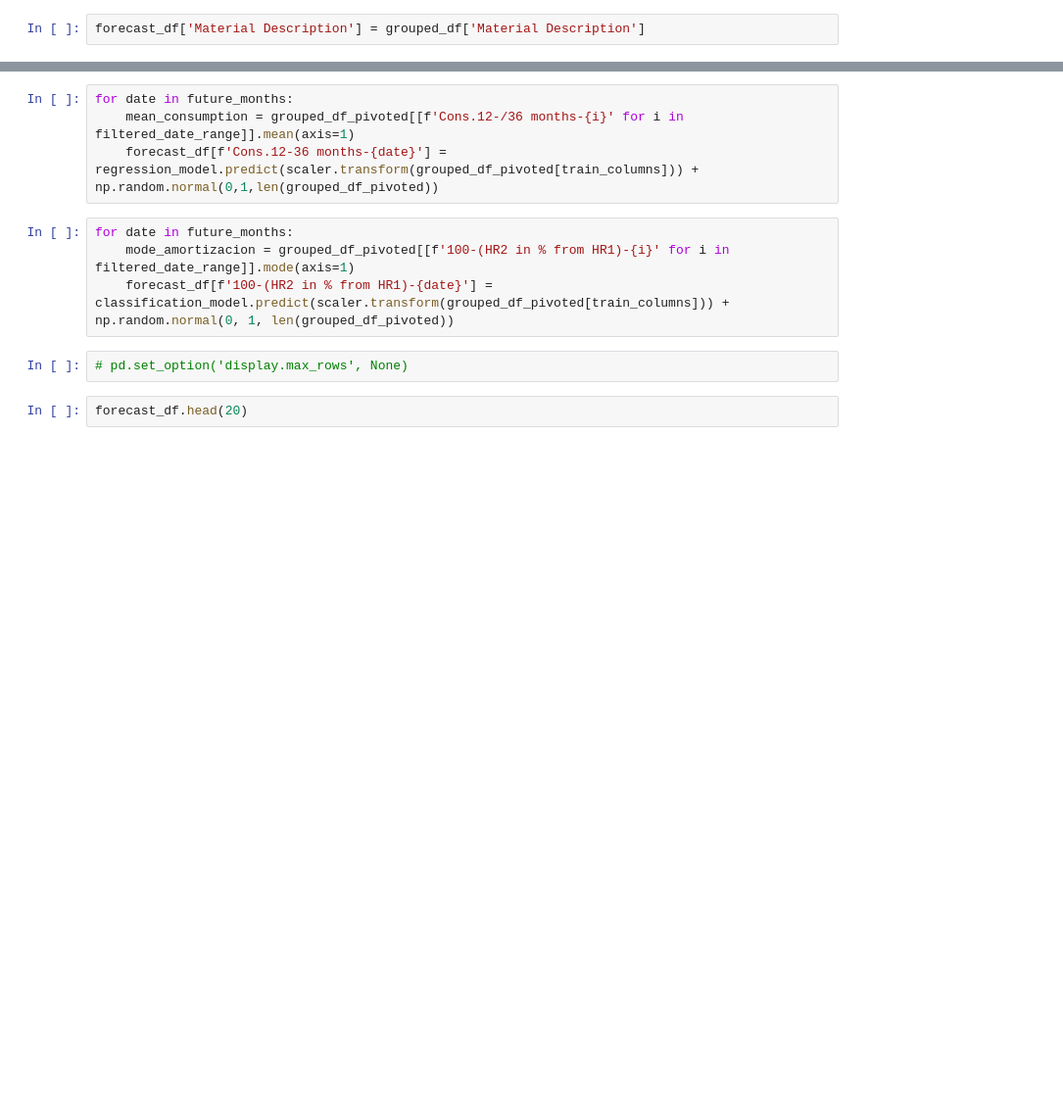
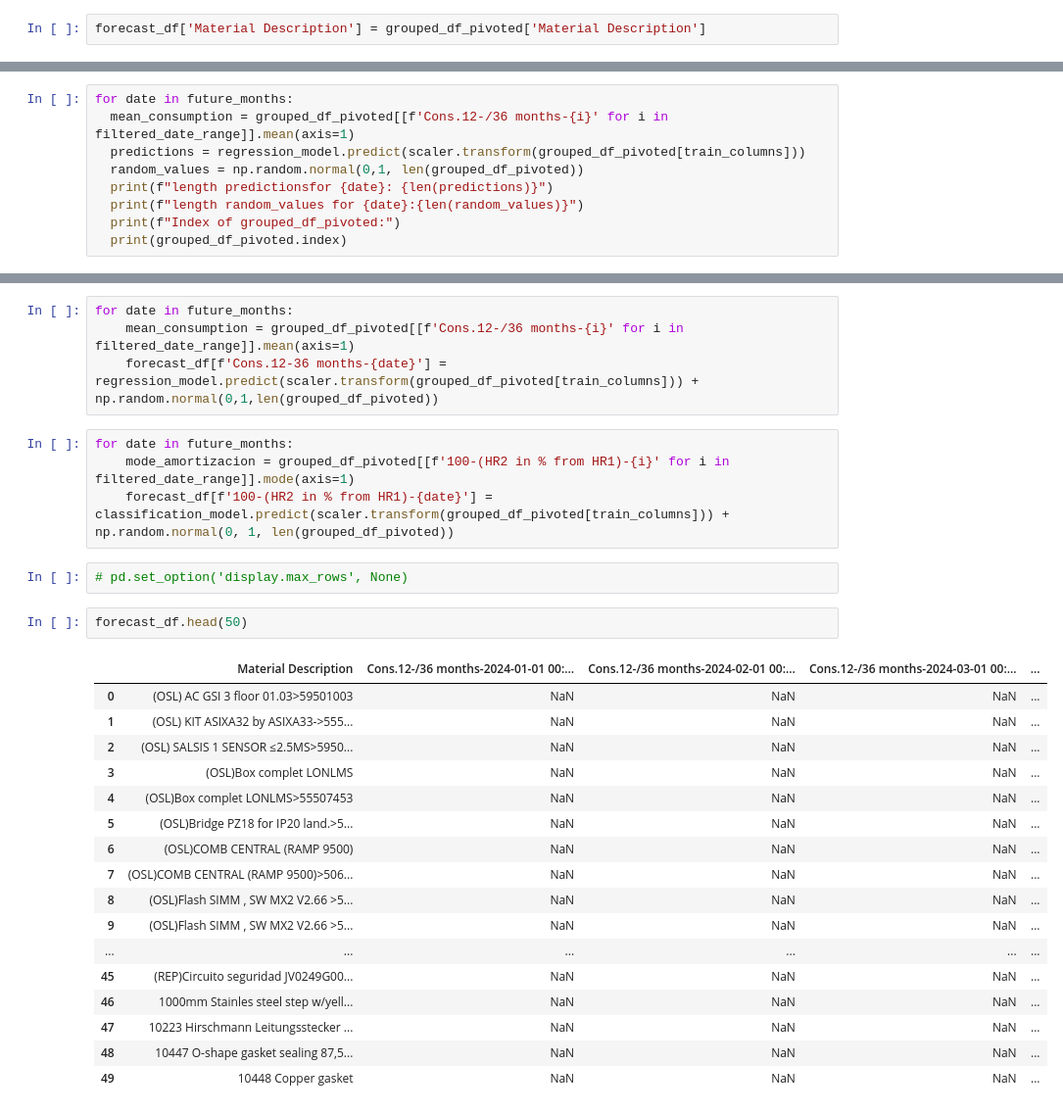
Before and after one commit to Encinita7/Analisis-Exploratorio-1, a Jupyter notebook: intento noche 24-11.ipynb, the cells around one changed output, grey strips where cells are left out. Shown at 98% size. Cells and saved outputs as stored; diff of their text form; blank space fills up the shorter version.

```diff
--- a/intento noche 24-11.ipynb
+++ b/intento noche 24-11.ipynb
@@ -652,7 +976,7 @@ forecast_df
 # %% [output]
 |  | Material Description | Cons.12-/36 months-2024-01-01 00:... | Cons.12-/36 months-2024-02-01 00:... | Cons.12-/36 months-2024-03-01 00:... | ... |
 # %%
-forecast_df['Material Description'] = grouped_df['Material Description']
+forecast_df['Material Description'] = grouped_df_pivoted['Material Description']
 # %%
 import numpy as np
 # %%
@@ -662,0 +997,9 @@ filtered_date_range = [date for date in pd.date_range(start=start_date, end=end_
+# %%
+for date in future_months:
+  mean_consumption = grouped_df_pivoted[[f'Cons.12-/36 months-{i}' for i in filtered_date_range]].mean(axis=1)
+  predictions = regression_model.predict(scaler.transform(grouped_df_pivoted[train_columns]))
+  random_values = np.random.normal(0,1, len(grouped_df_pivoted))
+  print(f"length predictionsfor {date}: {len(predictions)}")
+  print(f"length random_values for {date}:{len(random_values)}")
+  print(f"Index of grouped_df_pivoted:")
+  print(grouped_df_pivoted.index)
@@ -671,4 +1037,22 @@ for date in future_months:
 # %%
 # pd.set_option('display.max_rows', None)
 # %%
-forecast_df.head(20)
+forecast_df.head(50)
+# %% [output]
+|  | Material Description | Cons.12-/36 months-2024-01-01 00:... | Cons.12-/36 months-2024-02-01 00:... | Cons.12-/36 months-2024-03-01 00:... | ... |
+| 0 | (OSL) AC GSI 3 floor 01.03>59501003 | NaN | NaN | NaN | ... |
+| 1 | (OSL) KIT ASIXA32 by ASIXA33->555... | NaN | NaN | NaN | ... |
+| 2 | (OSL) SALSIS 1 SENSOR ≤2.5MS>5950... | NaN | NaN | NaN | ... |
+| 3 | (OSL)Box complet LONLMS | NaN | NaN | NaN | ... |
+| 4 | (OSL)Box complet LONLMS>55507453 | NaN | NaN | NaN | ... |
+| 5 | (OSL)Bridge PZ18 for IP20 land.>5... | NaN | NaN | NaN | ... |
+| 6 | (OSL)COMB CENTRAL (RAMP 9500) | NaN | NaN | NaN | ... |
+| 7 | (OSL)COMB CENTRAL (RAMP 9500)>506... | NaN | NaN | NaN | ... |
+| 8 | (OSL)Flash SIMM , SW MX2 V2.66 >5... | NaN | NaN | NaN | ... |
+| 9 | (OSL)Flash SIMM , SW MX2 V2.66 >5... | NaN | NaN | NaN | ... |
+| ... | ... | ... | ... | ... | ... |
+| 45 | (REP)Circuito seguridad JV0249G00... | NaN | NaN | NaN | ... |
+| 46 | 1000mm Stainles steel step w/yell... | NaN | NaN | NaN | ... |
+| 47 | 10223 Hirschmann Leitungsstecker ... | NaN | NaN | NaN | ... |
+| 48 | 10447 O-shape gasket sealing 87,5... | NaN | NaN | NaN | ... |
+| 49 | 10448 Copper gasket | NaN | NaN | NaN | ... |
```
Also changed, not shown: parts of 12 cells of this notebook.
